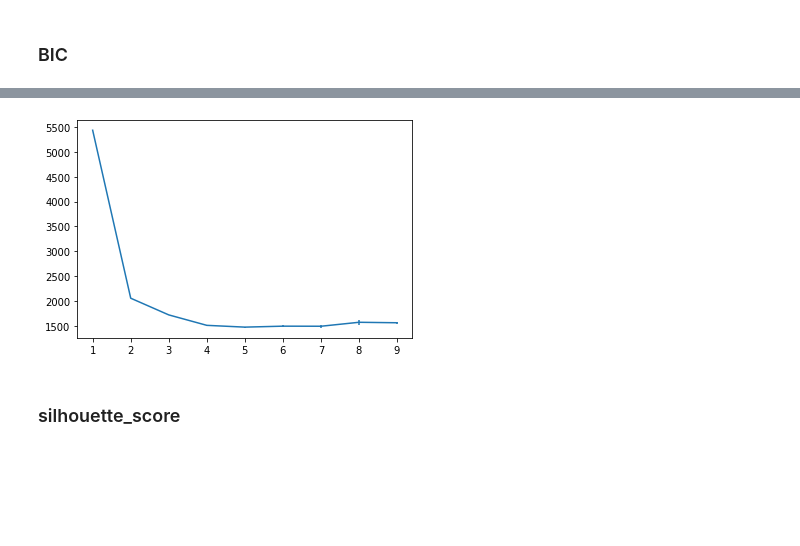
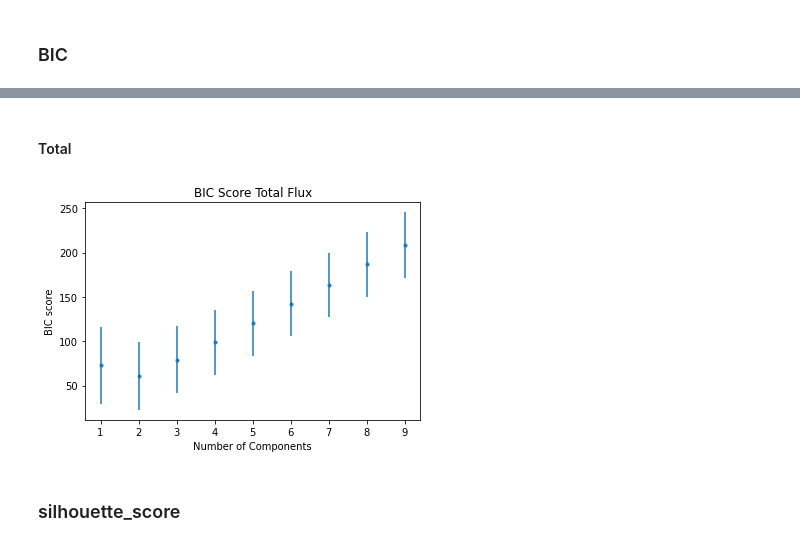
Before and after one commit to jespertjee/LOFAR_ML, a Jupyter notebook: General/MIGHTEE/Generate_radio.ipynb, the cells around one changed output, grey strips where cells are left out. Cells and saved outputs as stored; diff of their text form; code cells hidden in the pictures; blank space fills up the shorter version.

```diff
--- a/General/MIGHTEE/Generate_radio.ipynb
+++ b/General/MIGHTEE/Generate_radio.ipynb
@@ -60,0 +94,19 @@ Means: [2.15532179 2.75998309]
+# %%
+from sklearn.model_selection import KFold
+kf = KFold(n_splits=100)
+
+X = datalog[['Speak', 'Peak_flux']]
+
+scores = []
+for n in [1,2,3,4,5,6,7,8,9]:
+    score_per_n = []
+    for train, test in kf.split(X):
+        # split gives the indices
+        X_train = X.iloc[train]
+        X_test = X.iloc[test]
+
+        gm_tot = GaussianMixture(n_components=n).fit(X_train)
+
+        score = gm_tot.bic(X_test)
+        score_per_n.append(score)
+    scores.append(score_per_n)
@@ -61,23 +126,37 @@ Means: [2.15532179 2.75998309]
+# %% [markdown]
+#### Total
 # %%
+from sklearn.model_selection import KFold
+kf = KFold(n_splits=100)
+
+X = datalog[['Stot', 'Total_flux']]
+
 scores = []
 for n in [1,2,3,4,5,6,7,8,9]:
     score_per_n = []
-    for i in range(9):
-        X = datalog[['Stot', 'Total_flux']]
-        gm_tot = GaussianMixture(n_components=n).fit(X)
+    for train, test in kf.split(X):
+        # split gives the indices
+        X_train = X.iloc[train]
+        X_test = X.iloc[test]
 
-        score = gm_tot.bic(X)
+        gm_tot = GaussianMixture(n_components=n).fit(X_train)
+
+        score = gm_tot.bic(X_test)
         score_per_n.append(score)
     scores.append(score_per_n)
 # %%
 mean_score = np.mean(scores, axis=1)
 std = np.std(scores, axis=1)
-plt.errorbar([1,2,3,4,5,6,7,8,9], mean_score, yerr=std)
+plt.errorbar([1,2,3,4,5,6,7,8,9], mean_score, yerr=std, fmt='.')
+plt.xlabel("Number of Components")
+plt.ylabel("BIC score")
+plt.title("BIC Score Total Flux")
+plt.savefig("BIC_scores_tot.pdf")
 plt.show()
 
 # Lower is better
 # %% [output]
-[figure, old version]
+[figure, new version]
 # %% [markdown]
 ### silhouette_score
 # %%
```
Also changed, not shown: parts of 12 cells of this notebook, 54 other files.
